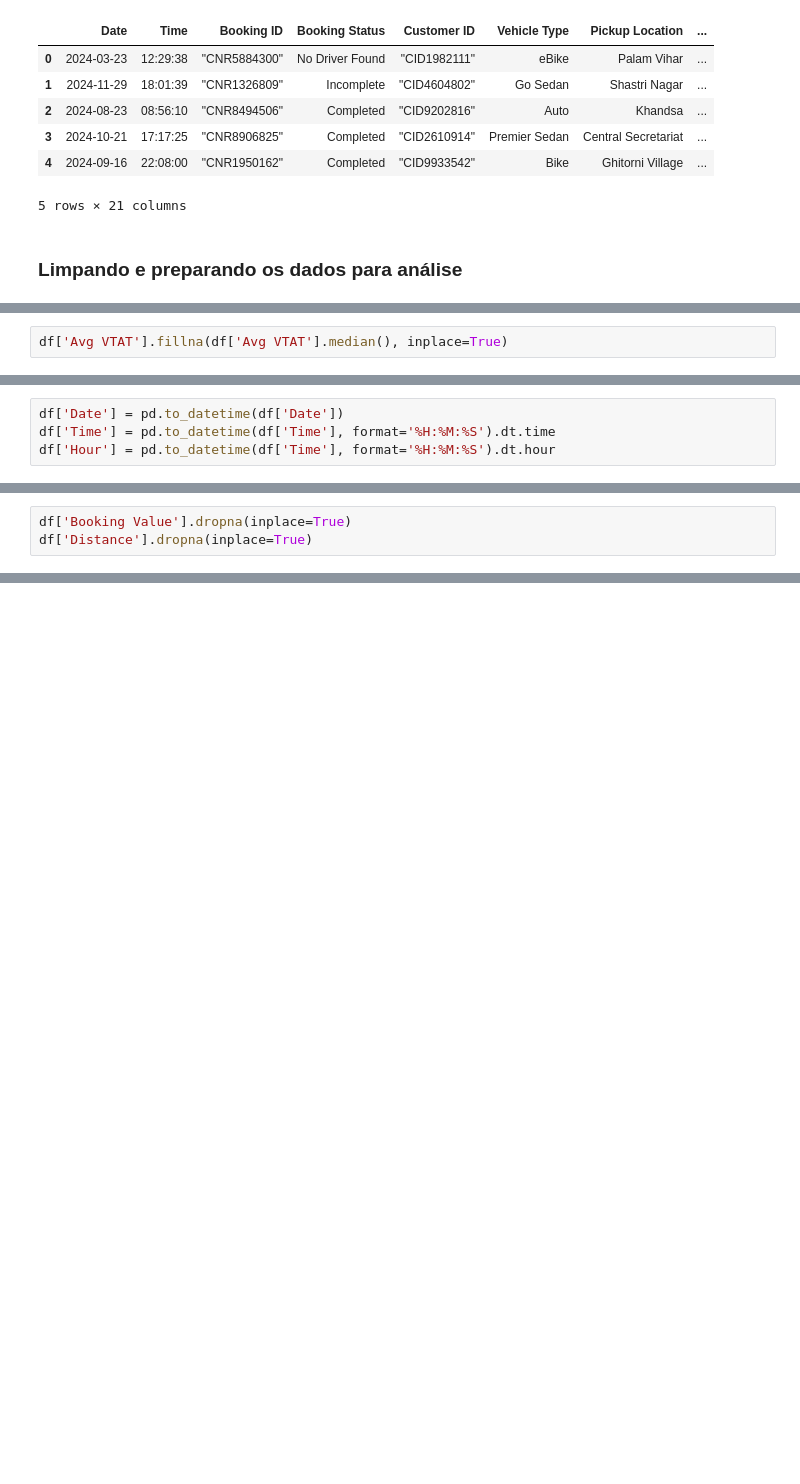
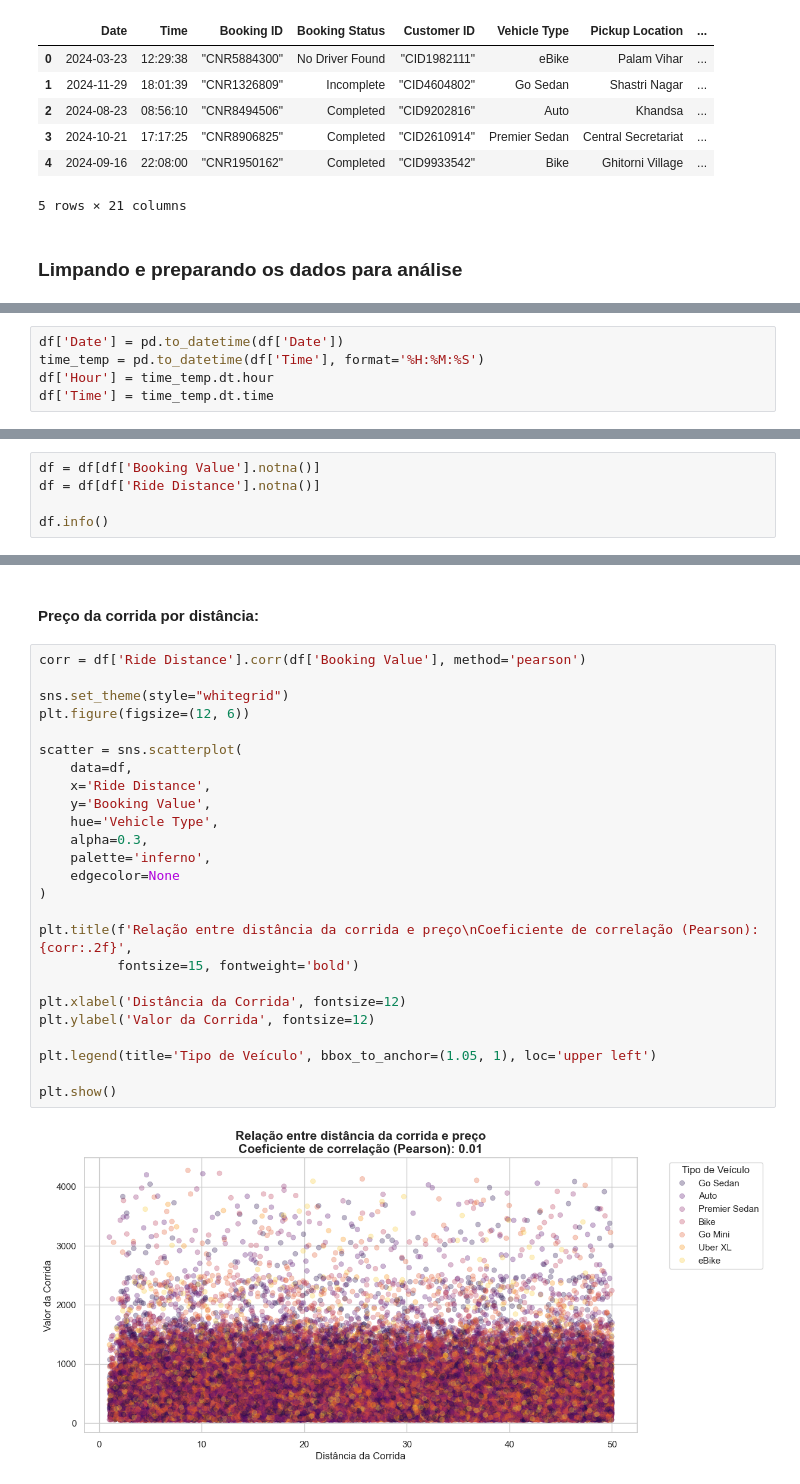
Before and after one commit to FelipeQue/SCTEC-desafio-opcional-ia, a Jupyter notebook: uber_analysis.ipynb, the cells around one changed output, grey strips where cells are left out. Saved outputs shown, nothing was run; the diff lists cells and outputs as text; blank space fills up the shorter version.

Commit message:
Add exploratory data analysis

```diff
--- a/uber_analysis.ipynb
+++ b/uber_analysis.ipynb
@@ -65,3 +57 @@ O tempo médio de chegada do veículo (VTAT) tem poucos campos ausentes, então
-# %%
-df['Avg VTAT'].fillna(df['Avg VTAT'].median(), inplace=True)
 # %% [markdown]
@@ -69,5 +59,6 @@ Estou interessado em buscar padrões relativos a preços por hora do dia e dist
 # %%
 df['Date'] = pd.to_datetime(df['Date'])
-df['Time'] = pd.to_datetime(df['Time'], format='%H:%M:%S').dt.time
-df['Hour'] = pd.to_datetime(df['Time'], format='%H:%M:%S').dt.hour
+time_temp = pd.to_datetime(df['Time'], format='%H:%M:%S')
+df['Hour'] = time_temp.dt.hour
+df['Time'] = time_temp.dt.time
 # %% [markdown]
@@ -75,3 +66,5 @@ Apesar da grande quantidade de registros ausentes nas colunas de distância e pr
 # %%
-df['Booking Value'].dropna(inplace=True)
-df['Distance'].dropna(inplace=True)
+df = df[df['Booking Value'].notna()]
+df = df[df['Ride Distance'].notna()]
+
+df.info()
@@ -79,0 +91,29 @@ df['Distance'].dropna(inplace=True)
+# %% [markdown]
+#### Preço da corrida por distância:
+# %%
+corr = df['Ride Distance'].corr(df['Booking Value'], method='pearson')
+
+sns.set_theme(style="whitegrid")
+plt.figure(figsize=(12, 6))
+
+scatter = sns.scatterplot(
+    data=df,
+    x='Ride Distance',
+    y='Booking Value',
+    hue='Vehicle Type',
+    alpha=0.3,
+    palette='inferno',
+    edgecolor=None
+)
+
+plt.title(f'Relação entre distância da corrida e preço\nCoeficiente de correlação (Pearson): {corr:.2f}',
+          fontsize=15, fontweight='bold')
+
+plt.xlabel('Distância da Corrida', fontsize=12)
+plt.ylabel('Valor da Corrida', fontsize=12)
+
+plt.legend(title='Tipo de Veículo', bbox_to_anchor=(1.05, 1), loc='upper left')
+
+plt.show()
+# %% [output]
+[figure, added]
```
Also changed, not shown: parts of 26 cells of this notebook.
